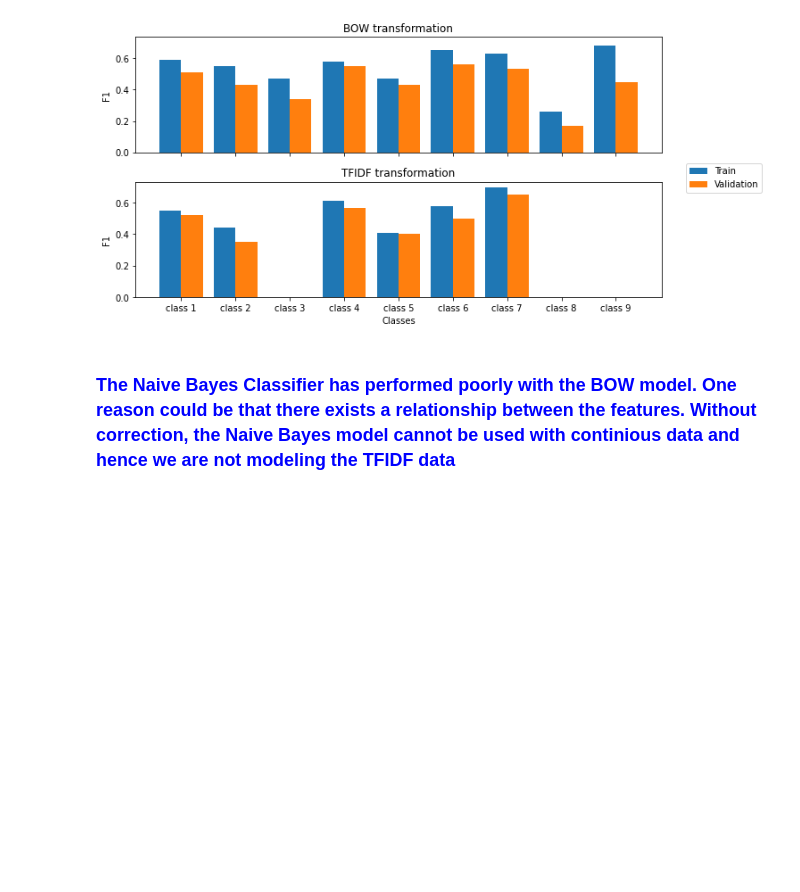
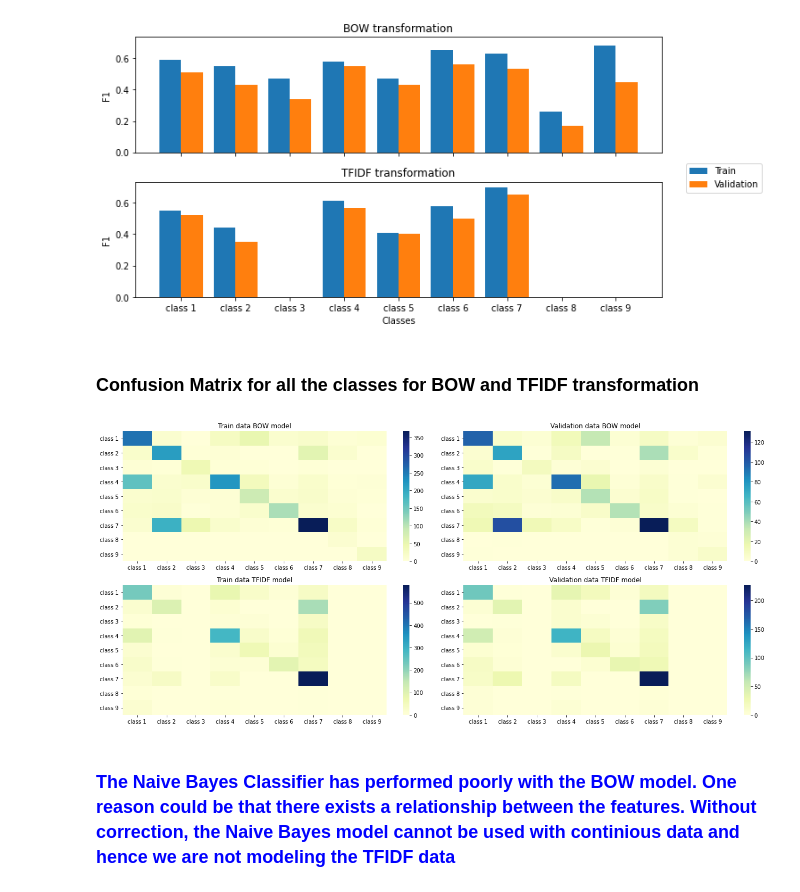
Before and after one commit to me-nobody/jovian-ml-project, a Jupyter notebook: jovian-ml-project-040322.ipynb, the cells around one changed output. Cells and saved outputs as stored; diff of their text form; code cells hidden in the pictures; blank space fills up the shorter version.

Commit message:
Naive Bayes plots finished

```diff
--- a/jovian-ml-project-040322.ipynb
+++ b/jovian-ml-project-040322.ipynb
@@ -1337,3 +1339,23 @@ plt.show()
+# %%
+cf_bow_train = confusion_matrix(y_train,bow_result['predict_train'])
+cf_bow_val = confusion_matrix(y_validation,bow_result['predict_val'])
+cf_tfidf_train = confusion_matrix(y_train,tfidf_result['predict_train'])
+cf_tfidf_val = confusion_matrix(y_validation,tfidf_result['predict_val'])
+# %% [markdown]
+### Confusion Matrix for all the classes for BOW and TFIDF transformation
+# %%
+fig, axes = plt.subplots(nrows=2, ncols=2,figsize=(18,8))
+sns.heatmap(cf_bow_train, cmap='YlGnBu', xticklabels = target_names, yticklabels = target_names,ax=axes[0,0])
+axes[0,0].set_title('Train data BOW model')
+sns.heatmap(cf_bow_val, cmap='YlGnBu', xticklabels = target_names, yticklabels = target_names,ax=axes[0,1])
+axes[0,1].set_title('Validation data BOW model')
+sns.heatmap(cf_tfidf_train, cmap='YlGnBu', xticklabels = target_names, yticklabels = target_names,ax=axes[1,0])
+axes[1,0].set_title('Train data TFIDF model')
+sns.heatmap(cf_tfidf_val, cmap='YlGnBu', xticklabels = target_names, yticklabels = target_names,ax=axes[1,1])
+axes[1,1].set_title('Validation data TFIDF model')
+plt.tight_layout()
+# %% [output]
+[figure, added]
 # %% [markdown]
 ### <font color='blue'> The Naive Bayes Classifier has performed poorly with the BOW model. One reason could be that there exists a relationship between the features. Without correction, the Naive Bayes model cannot be used with continious data and hence we are not modeling the TFIDF data </font>
 # %% [markdown]
```
Also changed, not shown: parts of 1 cell of this notebook.
